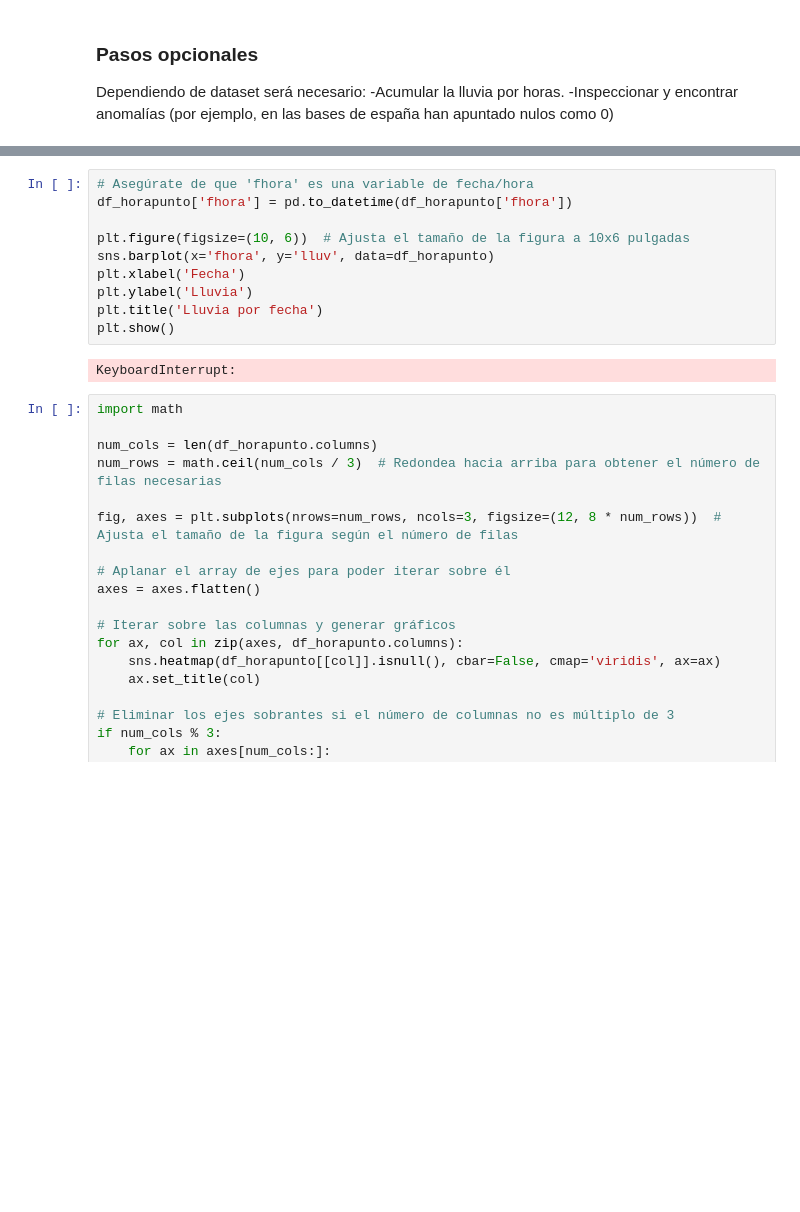
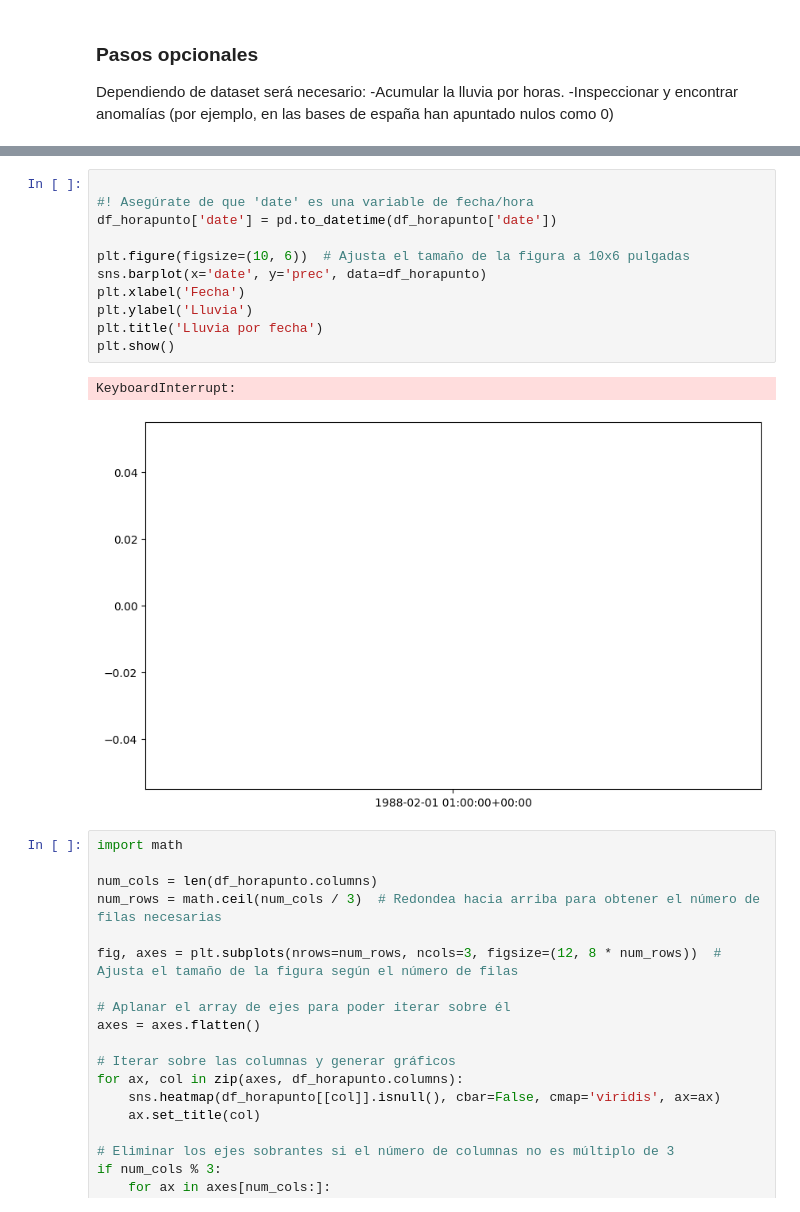
Before and after one commit to fjzamora93/AemetAntartida, a Jupyter notebook: 2.process_hora_punto.ipynb, the cells around one changed output, grey strips where cells are left out. Saved outputs shown, nothing was run; the diff lists cells and outputs as text; blank space fills up the shorter version.

```diff
--- a/2.process_hora_punto.ipynb
+++ b/2.process_hora_punto.ipynb
@@ -155,15 +232,17 @@ df_horapunto.head()
 # %%
-# Asegúrate de que 'fhora' es una variable de fecha/hora
-df_horapunto['fhora'] = pd.to_datetime(df_horapunto['fhora'])
+
+#! Asegúrate de que 'date' es una variable de fecha/hora
+df_horapunto['date'] = pd.to_datetime(df_horapunto['date'])
 
 plt.figure(figsize=(10, 6))  # Ajusta el tamaño de la figura a 10x6 pulgadas
-sns.barplot(x='fhora', y='lluv', data=df_horapunto)
+sns.barplot(x='date', y='prec', data=df_horapunto)
 plt.xlabel('Fecha')
 plt.ylabel('Lluvia')
 plt.title('Lluvia por fecha')
 plt.show()
 # %% [output]
 KeyboardInterrupt:
+[figure, added]
 # %%
 import math
 
```
Also changed, not shown: parts of 13 cells of this notebook, 18 other files.
